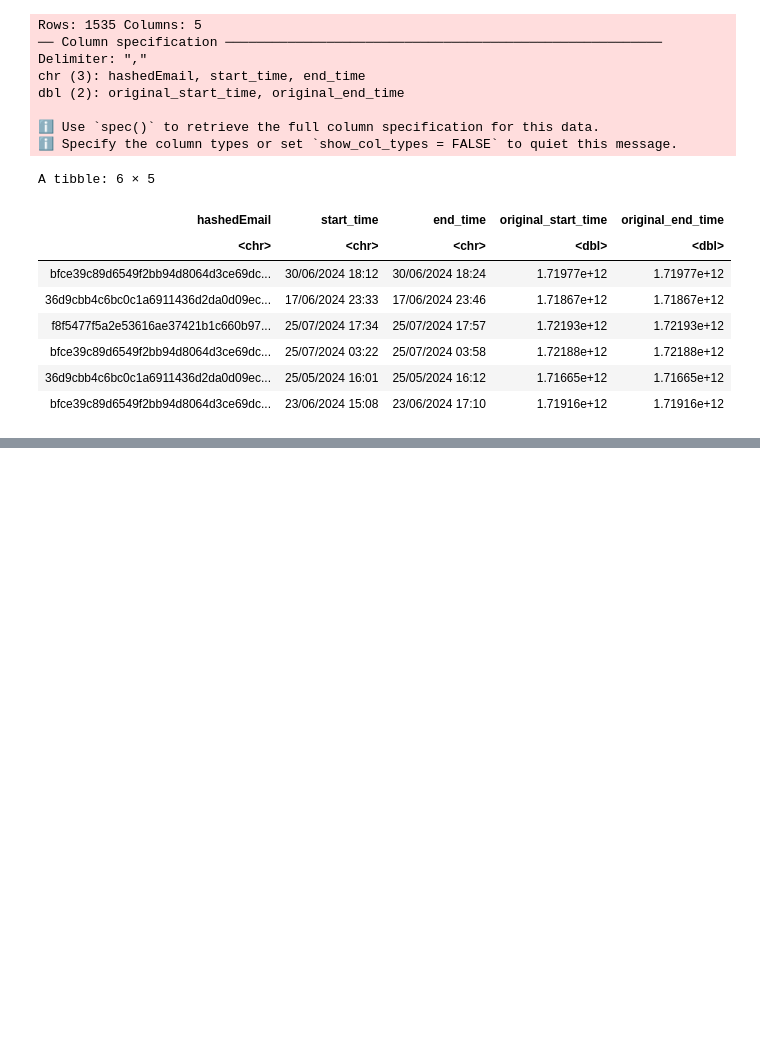
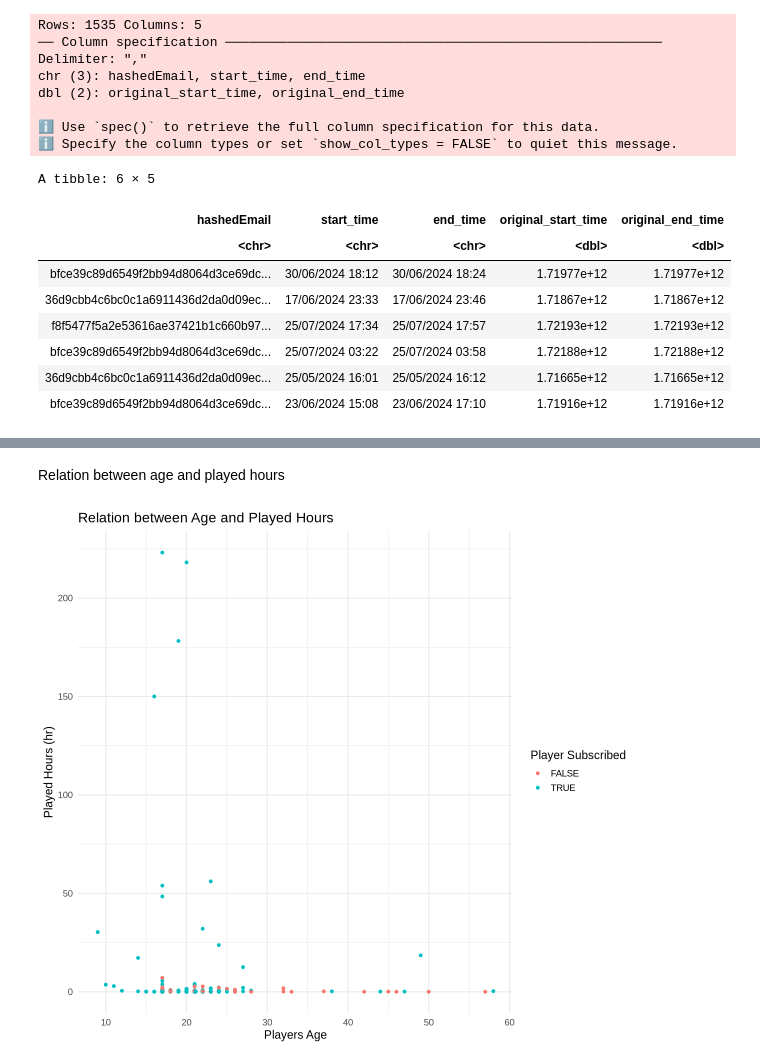
Before and after one commit to Dsharma2002/Project-DSCI100, a Jupyter notebook: test.ipynb, the cells around one changed output, grey strips where cells are left out. Drawn from its saved outputs; the diff is of its cells as text; code cells hidden in the pictures; blank space fills up the shorter version.

```diff
--- a/test.ipynb
+++ b/test.ipynb
@@ -56,0 +173,16 @@ A tibble: 6 × 5
+# %% [markdown]
+Relation between age and played hours
+# %%
+options(repr.plot.width = 10, repr.plot.height = 9)
+age_played_time_plot <- players_clean |>
+    ggplot(aes(x=age, y=played_hours, color=subscribe)) +
+    geom_point() +
+    labs(
+        x="Players Age",
+        y="Played Hours (hr)",
+        title="Relation between Age and Played Hours",
+        color="Player Subscribed"
+    )
+age_played_time_plot
+# %% [output]
+[figure, added]
```
Also changed, not shown: parts of 16 cells of this notebook.
